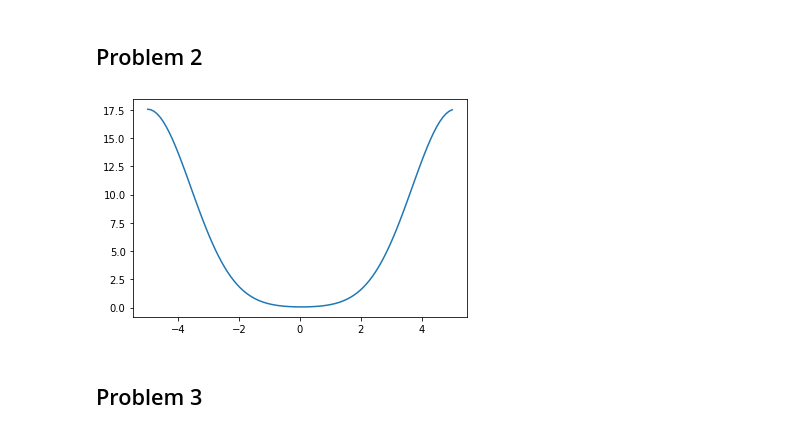
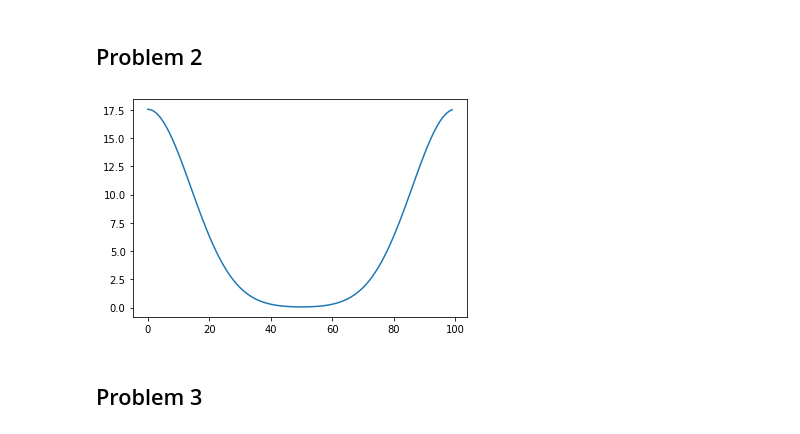
Before and after one commit to pwndr3/PHYS512, a Jupyter notebook: assignments/hw4/PHYS512_HW4.ipynb, the cells around one changed output. Saved outputs shown, nothing was run; the diff lists cells and outputs as text; code cells hidden in the pictures.

```diff
--- a/assignments/hw4/PHYS512_HW4.ipynb
+++ b/assignments/hw4/PHYS512_HW4.ipynb
@@ -80,11 +80,11 @@ def bad_corr(f, g):
 # %%
 # Plot correlation function of a Gaussian with itself
 corr_f_f = bad_corr(f, f)
 
-plt.plot(x, corr_f_f)
+plt.plot(corr_f_f)
 plt.show()
 # %% [output]
-[figure, old version]
+[figure, new version]
 # %% [markdown]
 ## Problem 3
 # %%
```
Also changed, not shown: parts of 4 cells of this notebook.
